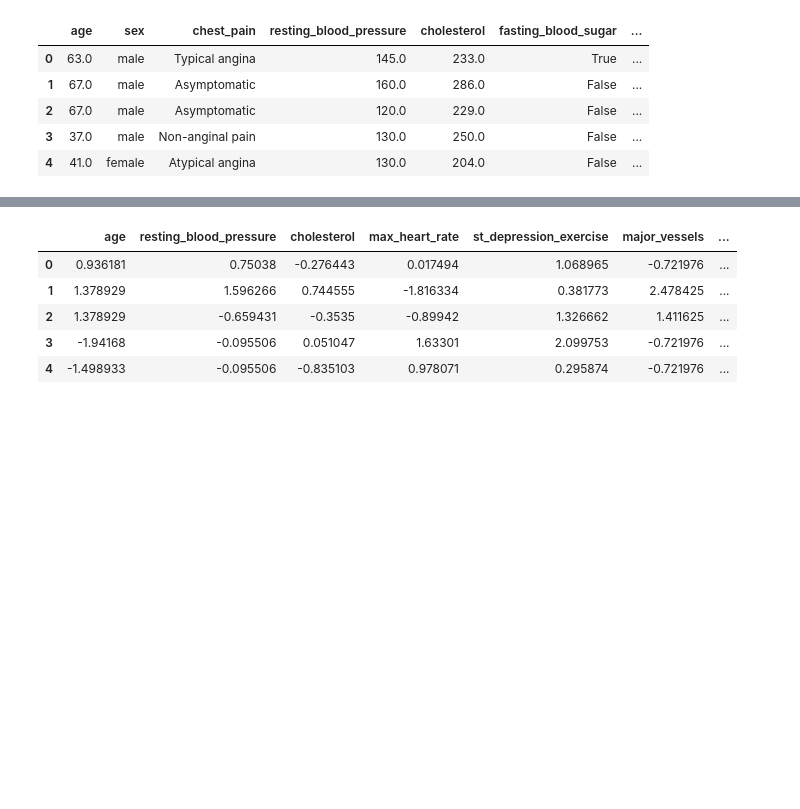
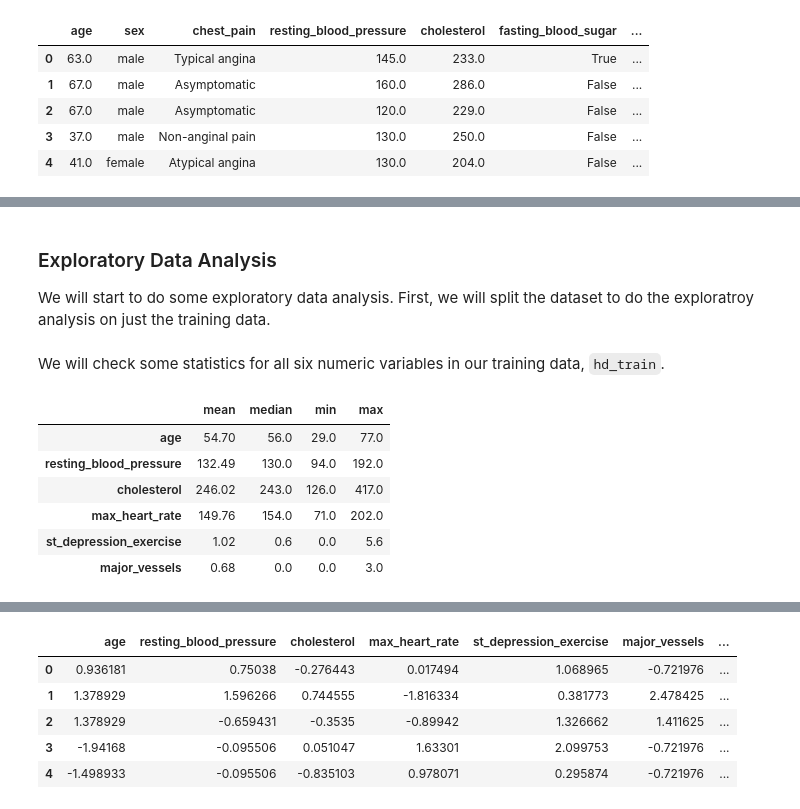
Before and after one commit to ytorigata/dsci-100-2022w2-group-22, a Jupyter notebook: docs/finla_report.ipynb, the cells around one changed output, grey strips where cells are left out. Saved outputs shown, nothing was run; the diff lists cells and outputs as text; code cells hidden in the pictures; blank space fills up the shorter version.

```diff
--- a/docs/finla_report.ipynb
+++ b/docs/finla_report.ipynb
@@ -82,7 +85,7 @@ hd_data["slope_st"] = hd_data["slope_st"].replace({
 hd_data["thal"] = hd_data["thal"].replace({
     '3.0': 'Normal',
     '6.0': 'Fixed defect',
-    '7.0': 'Rreversable defect'
+    '7.0': 'Reversable defect'
 })
 # %%
 # define a column, 'heart_disease', based on the 'diagnosis' column and drop 'diagnosis'
@@ -117,3 +120,29 @@ Now we have a 14-column dataset that contains six numerical variables and eight
 | 12 | major_vessels | Number of major vessels (0-3) colored by flourosopy | numerical | Yes |
 | 13 | thal | Thalassemia | Normal, Fixed defect, or Reversable defect | Yes |
 | 14 | heart_disease | Diagnosis of presence of heart disease | diagnosed or undiagnosed | NA |
+# %% [markdown]
+### Exploratory Data Analysis
+
+We will start to do some exploratory data analysis. First, we will split the dataset to do the exploratroy analysis on just the training data.
+# %%
+hd_train, hd_test = train_test_split(hd_data, test_size=0.25, random_state=123)
+# %% [markdown]
+We will check some statistics for all six numeric variables in our training data, `hd_train`.
+# %%
+age_stat = hd_train.agg({'age': ['mean', 'median', 'min', 'max']}).round(decimals=1)
+rbp_stat = hd_train.agg({'resting_blood_pressure': ['mean', 'median', 'min', 'max']}).round(decimals=2)
+chol_stat = hd_train.agg({'cholesterol': ['mean', 'median', 'min', 'max']}).round(decimals=2)
+max_hr_stat = hd_train.agg({'max_heart_rate': ['mean', 'median', 'min', 'max']}).round(decimals=2)
+st_depression_exercise = hd_train.agg({'st_depression_exercise': ['mean', 'median', 'min', 'max']}).round(decimals=2)
+major_vessels = hd_train.agg({'major_vessels': ['mean', 'median', 'min', 'max']}).round(decimals=2)
+
+num_stat = pd.concat([age_stat, rbp_stat, chol_stat, max_hr_stat, st_depression_exercise, major_vessels], axis=1)
+num_stat.transpose()
+# %% [output]
+|  | mean | median | min | max |
+| age | 54.70 | 56.0 | 29.0 | 77.0 |
+| resting_blood_pressure | 132.49 | 130.0 | 94.0 | 192.0 |
+| cholesterol | 246.02 | 243.0 | 126.0 | 417.0 |
+| max_heart_rate | 149.76 | 154.0 | 71.0 | 202.0 |
+| st_depression_exercise | 1.02 | 0.6 | 0.0 | 5.6 |
+| major_vessels | 0.68 | 0.0 | 0.0 | 3.0 |
```
Also changed, not shown: parts of 36 cells of this notebook.
